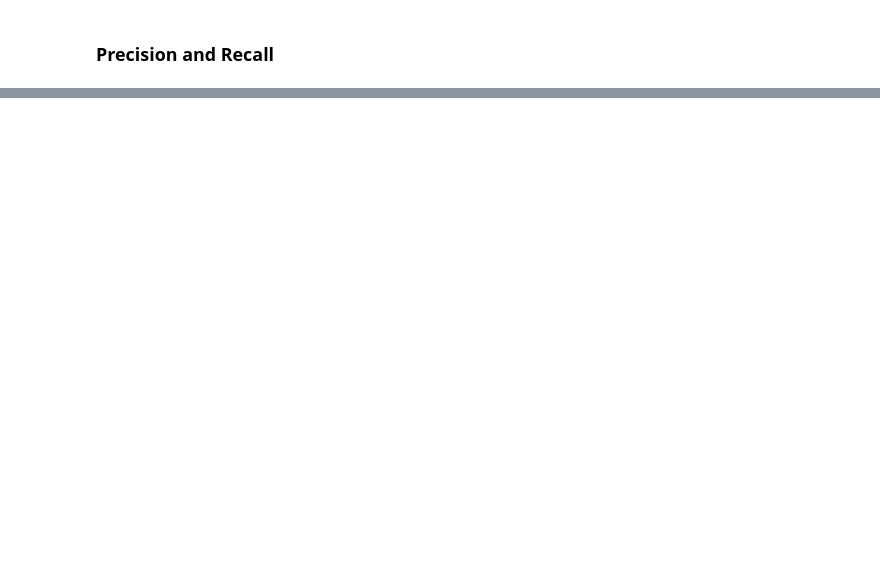
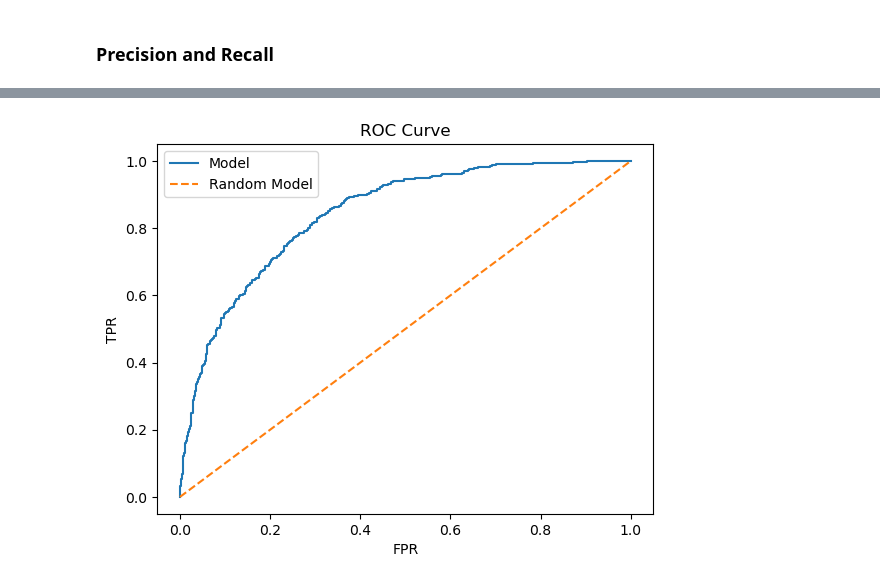
Before and after one commit to KingsleyElo/ml-zoomcamp-notes, a Jupyter notebook: Evaluation/Evaluation Metrics for Classification.ipynb, the cells around one changed output, grey strips where cells are left out. Cells and saved outputs as stored; diff of their text form; code cells hidden in the pictures; blank space fills up the shorter version.

```diff
--- a/Evaluation/Evaluation Metrics for Classification.ipynb
+++ b/Evaluation/Evaluation Metrics for Classification.ipynb
@@ -160,0 +201,2 @@ array([[0.65, 0.07],
+# %%
+fpr, tpr, thresholds = roc_curve(y_val, y_pred)
@@ -160,0 +205,10 @@ array([[0.65, 0.07],
+# %%
+plt.plot(fpr, tpr, label = "Model")
+plt.plot([0,1], [0,1], label = "Random Model", linestyle = "--")
+plt.xlabel("FPR")
+plt.ylabel("TPR")
+plt.title("ROC Curve")
+plt.legend()
+plt.show()
+# %% [output]
+[figure, added]
```
Also changed, not shown: parts of 17 cells of this notebook.
